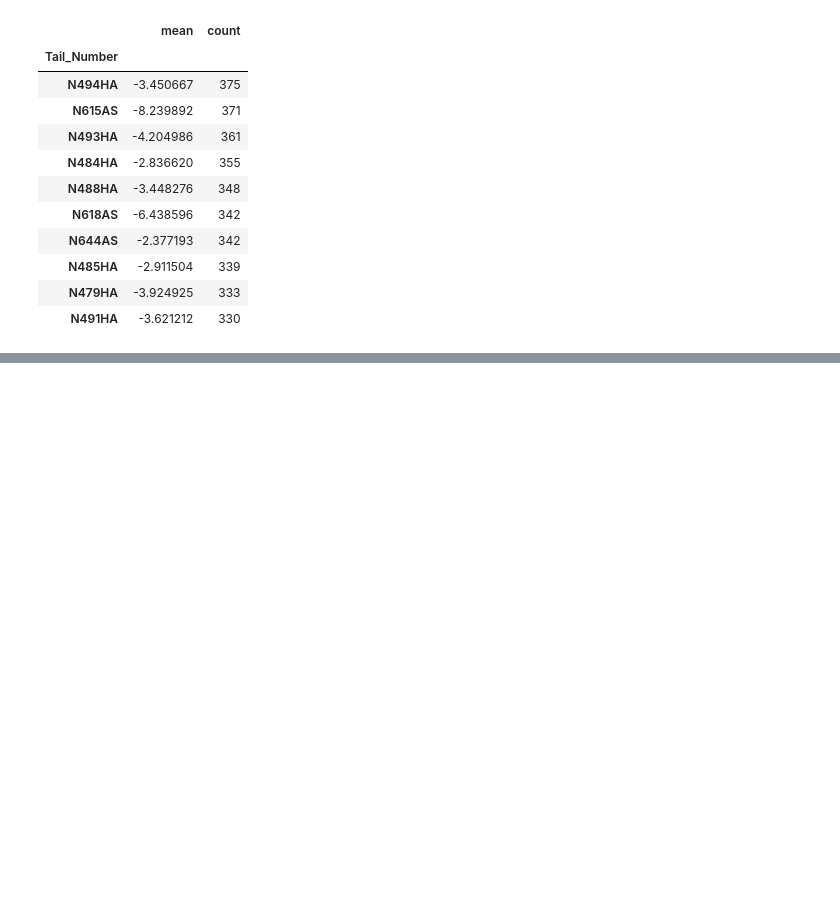
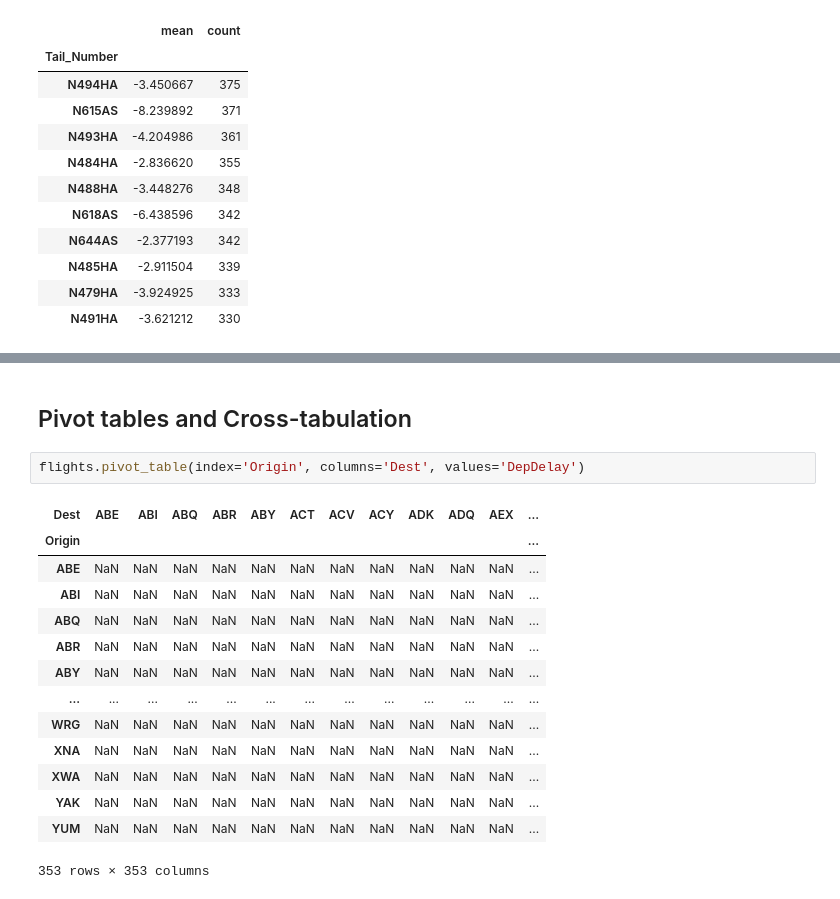
Before and after one commit to jorgegmartin/Master_Data_Science, a Jupyter notebook: 05_Data_Science_con_Python/02_advanced_pandas_INCLASS.ipynb, the cells around one changed output, grey strips where cells are left out. Saved outputs shown, nothing was run; the diff lists cells and outputs as text; blank space fills up the shorter version.

```diff
--- a/05_Data_Science_con_Python/02_advanced_pandas_INCLASS.ipynb
+++ b/05_Data_Science_con_Python/02_advanced_pandas_INCLASS.ipynb
@@ -427,0 +605,19 @@ delays_per_plane[delays_per_plane['count']>10].sort_values(by='mean', ascending=
+# %% [markdown]
+## Pivot tables and Cross-tabulation
+# %%
+flights.pivot_table(index='Origin', columns='Dest', values='DepDelay')
+# %% [output]
+| Dest | ABE | ABI | ABQ | ABR | ABY | ACT | ACV | ACY | ADK | ADQ | AEX | ... |
+| Origin |  |  |  |  |  |  |  |  |  |  |  | ... |
+| ABE | NaN | NaN | NaN | NaN | NaN | NaN | NaN | NaN | NaN | NaN | NaN | ... |
+| ABI | NaN | NaN | NaN | NaN | NaN | NaN | NaN | NaN | NaN | NaN | NaN | ... |
+| ABQ | NaN | NaN | NaN | NaN | NaN | NaN | NaN | NaN | NaN | NaN | NaN | ... |
+| ABR | NaN | NaN | NaN | NaN | NaN | NaN | NaN | NaN | NaN | NaN | NaN | ... |
+| ABY | NaN | NaN | NaN | NaN | NaN | NaN | NaN | NaN | NaN | NaN | NaN | ... |
+| ... | ... | ... | ... | ... | ... | ... | ... | ... | ... | ... | ... | ... |
+| WRG | NaN | NaN | NaN | NaN | NaN | NaN | NaN | NaN | NaN | NaN | NaN | ... |
+| XNA | NaN | NaN | NaN | NaN | NaN | NaN | NaN | NaN | NaN | NaN | NaN | ... |
+| XWA | NaN | NaN | NaN | NaN | NaN | NaN | NaN | NaN | NaN | NaN | NaN | ... |
+| YAK | NaN | NaN | NaN | NaN | NaN | NaN | NaN | NaN | NaN | NaN | NaN | ... |
+| YUM | NaN | NaN | NaN | NaN | NaN | NaN | NaN | NaN | NaN | NaN | NaN | ... |
+353 rows × 353 columns
```
Also changed, not shown: parts of 31 cells of this notebook.
